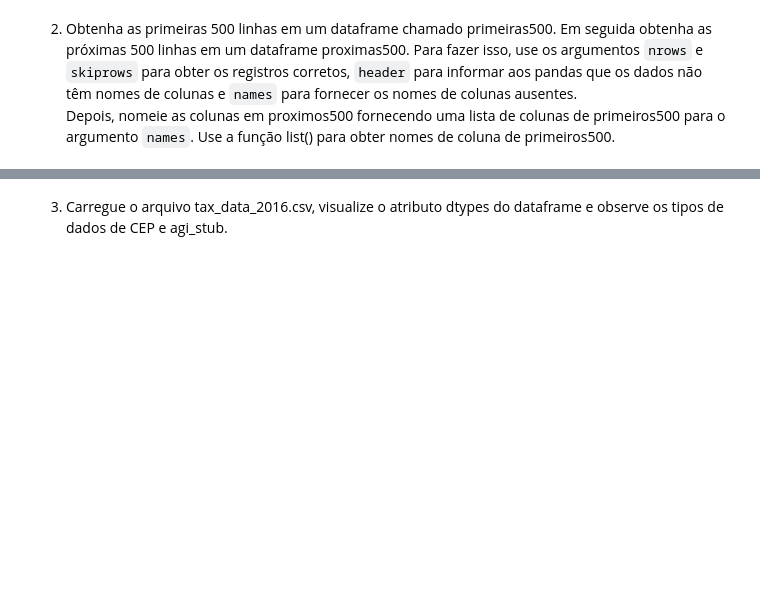
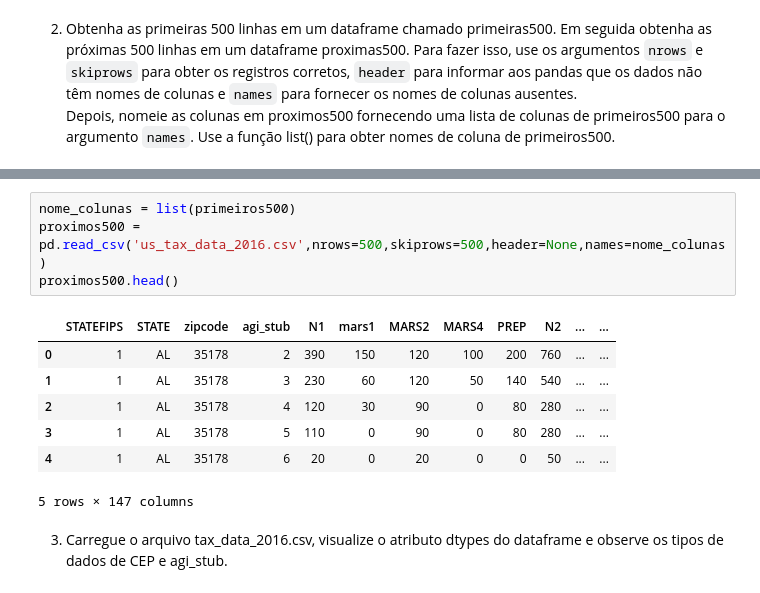
Before and after one commit to jonatasmonnerat/ada_analytics_engineering, a Jupyter notebook: Atividade 01.ipynb, the cells around one changed output, grey strips where cells are left out. Cells and saved outputs as stored; diff of their text form; blank space fills up the shorter version.

```diff
--- a/Atividade 01.ipynb
+++ b/Atividade 01.ipynb
@@ -20,2 +36,14 @@ Use a função list() para obter nomes de coluna de primeiros500.
+# %%
+nome_colunas = list(primeiros500)
+proximos500 = pd.read_csv('us_tax_data_2016.csv',nrows=500,skiprows=500,header=None,names=nome_colunas)
+proximos500.head()
+# %% [output]
+|  | STATEFIPS | STATE | zipcode | agi_stub | N1 | mars1 | MARS2 | MARS4 | PREP | N2 | ... | ... |
+| 0 | 1 | AL | 35178 | 2 | 390 | 150 | 120 | 100 | 200 | 760 | ... | ... |
+| 1 | 1 | AL | 35178 | 3 | 230 | 60 | 120 | 50 | 140 | 540 | ... | ... |
+| 2 | 1 | AL | 35178 | 4 | 120 | 30 | 90 | 0 | 80 | 280 | ... | ... |
+| 3 | 1 | AL | 35178 | 5 | 110 | 0 | 90 | 0 | 80 | 280 | ... | ... |
+| 4 | 1 | AL | 35178 | 6 | 20 | 0 | 20 | 0 | 0 | 50 | ... | ... |
+5 rows × 147 columns
 # %% [markdown]
 3. Carregue o arquivo tax_data_2016.csv, visualize o atributo dtypes do dataframe e observe os tipos de dados de CEP e agi_stub.
```
Also changed, not shown: parts of 17 cells of this notebook, 2 other files.
